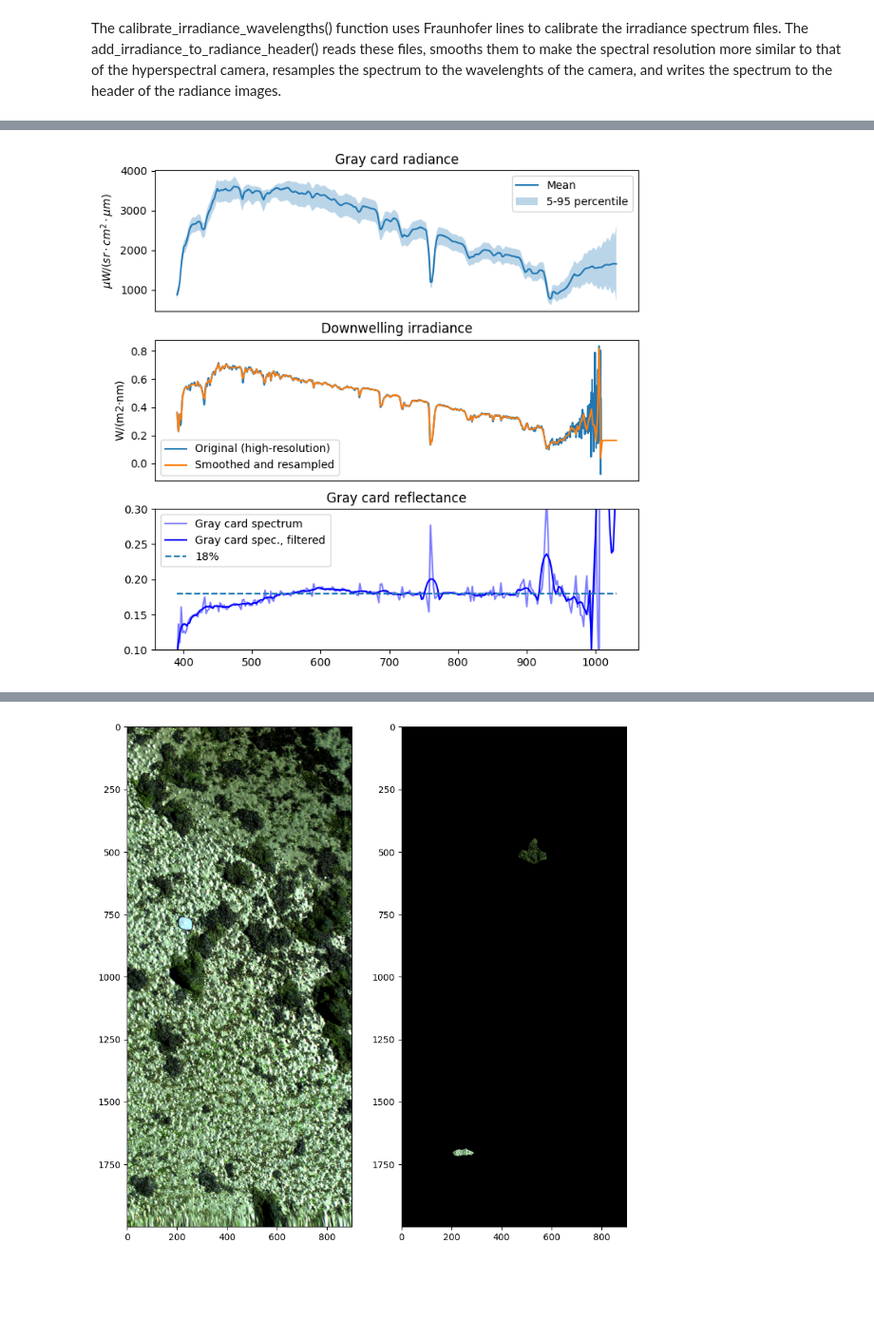
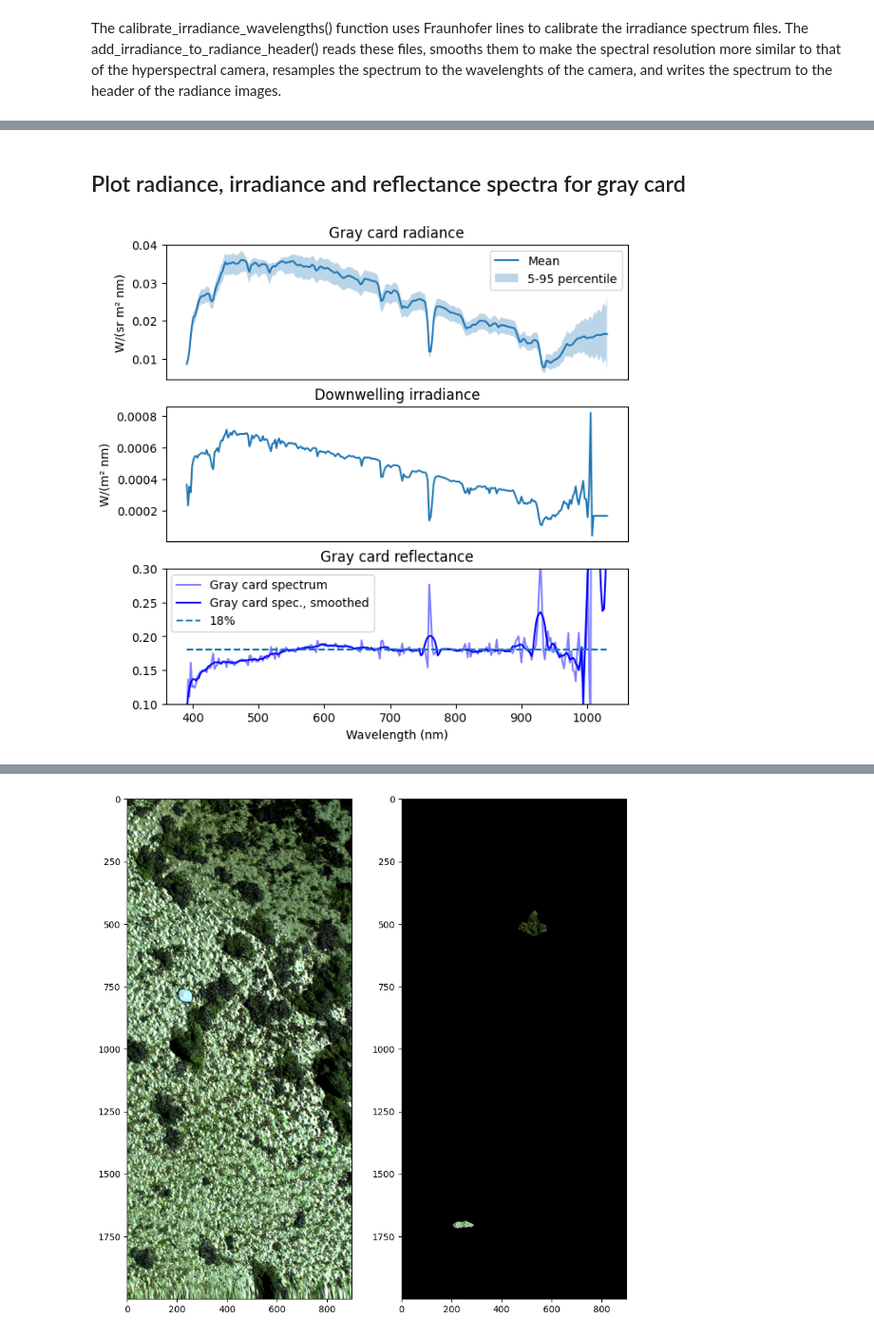
Before and after one commit to mh-skjelvareid/massimal-dataset, a Jupyter notebook: notebooks/hsi_reflectance/example_reflectance_calculation.ipynb, the cells around one changed output, grey strips where cells are left out. Shown at 95% size. Drawn from its saved outputs; the diff is of its cells as text; code cells hidden in the pictures; blank space fills up the shorter version.

```diff
--- a/notebooks/hsi_reflectance/example_reflectance_calculation.ipynb
+++ b/notebooks/hsi_reflectance/example_reflectance_calculation.ipynb
@@ -19,7 +22,6 @@ from matplotlib.patches import Polygon
 import massipipe
 # %%
 # Parameters (see example image further down)
-example_image_number = 2
-gray_panel_vertices = ((222,764),(246,770),(255,780),(256,803),(248,808),(223,804),(211,795),(212,771))
+EXAMPLE_IMAGE_NUMBER = 2
 # %%
 # Paths (edit to correspond to local file placement)
@@ -137,5 +221,9 @@ The gray panel shown above is a foldable "gray card" with 18% reflectance, manuf
 # %%
-# Calculate mean spectrum for reflectance panel (within mask)
-gray_panel_spec = image_rad[mask]
-gray_panel_mean_spec = np.mean(gray_panel_spec,axis=0)
-gray_panel_percentiles = np.percentile(gray_panel_spec,(5,95),axis=0)
+# Calculate mean spectrum for the gray card (within mask)
+gray_panel_spec = image_rad[mask]  # type: ignore
+gray_panel_spec = (
+    gray_panel_spec / 100_000
+)  # Convert from μW/(sr cm² μm) to W/(sr m² nm)
+
+gray_panel_mean_spec = np.mean(gray_panel_spec, axis=0)
+gray_panel_percentiles = np.percentile(gray_panel_spec, (5, 95), axis=0)
@@ -146,7 +230,4 @@ dw_spec = np.squeeze(dw_spec) # Reduce from 3D to 1D array
-# %%
-# Read downwelling irradiance spectrum, from radiance header (resampled)
-dw_spec_resamp = massipipe.utils.header_string_to_array(metadata_rad["solar irradiance"])
 # %%
 # Calculate mean reflectance of panel by dividing radiance by reflectance
-gray_panel_refl_mean = np.pi*(gray_panel_mean_spec/massipipe.utils.irrad_si_um_to_uflicklike(dw_spec_resamp))
+gray_panel_refl_mean = np.pi * (gray_panel_mean_spec / dw_spec_resamp)
 # %% [markdown]
@@ -154,30 +235,60 @@ Reflectance is calculated as $\rho = \pi * \frac{L}{E}$, with $L$ denoting radia
+# %% [markdown]
+## Plot radiance, irradiance and reflectance spectra for gray card
 # %%
 # Plot gray panel spectrum and compare with downwelling spectrum
-fig,axs = plt.subplots(nrows=3,figsize=(8,8))
-axs[0].plot(wl_rad,gray_panel_mean_spec,label="Mean")
-axs[0].fill_between(wl_rad, gray_panel_percentiles[0],gray_panel_percentiles[1],alpha=0.3,label="5-95 percentile")
+
+# Plot radiance spectrum of gray card
+fig, axs = plt.subplots(nrows=3, figsize=(7, 7))
+axs[0].plot(wl_rad, gray_panel_mean_spec, label="Mean")
+axs[0].fill_between(
+    wl_rad,
+    gray_panel_percentiles[0],
+    gray_panel_percentiles[1],
+    alpha=0.3,
+    label="5-95 percentile",
+)
 axs[0].set_title("Gray card radiance")
-axs[0].set_ylabel("$\mu W/(sr\cdot cm^2 \cdot \mu m)$")
+axs[0].set_ylabel("W/(sr m² nm)")
 axs[0].set_xticks([])
 axs[0].legend()
 
-dw_spec_ind = (wl_spec >= wl_rad[0]) & (wl_spec <= wl_rad[-1])
-axs[1].plot(wl_spec[dw_spec_ind],dw_spec[dw_spec_ind],label="Original (high-resolution)")
-axs[1].plot(wl_rad,dw_spec_resamp/1000,label="Smoothed and resampled")
+# Plot downwelling irradiance spectrum
+axs[1].plot(wl_rad, dw_spec_resamp / 1000, label="Smoothed and resampled")
 axs[1].set_title("Downwelling irradiance")
 axs[1].set_xticks([])
-axs[1].set_ylabel("W/(m2$\cdot$nm)")
-axs[1].legend()
+axs[1].set_ylabel("W/(m² nm)")
 
-axs[2].plot(wl_rad,gray_panel_refl_mean,label="Gray card spectrum",color='b',alpha=0.5)
-axs[2].plot(wl_rad,massipipe.utils.savitzky_golay_filter(gray_panel_refl_mean,axis=0),label="Gray card spec., filtered",color="b")
-
-axs[2].plot(wl_rad,0.18*np.ones_like(wl_rad),'--',label="18%")
+# Plot reflectance spectrum of gray card (original and smoothed)
+axs[2].plot(
+    wl_rad, gray_panel_refl_mean, label="Gray card spectrum", color="b", alpha=0.5
+)
+axs[2].plot(
+    wl_rad,
+    massipipe.utils.savitzky_golay_filter(gray_panel_refl_mean, axis=0),
+    label="Gray card spec., smoothed",
+    color="b",
+)
+axs[2].plot(wl_rad, 0.18 * np.ones_like(wl_rad), "--", label="18%")
 axs[2].set_title("Gray card reflectance")
-axs[2].set_ylim([0.1,0.3])
+axs[2].set_xlabel("Wavelength (nm)")
+axs[2].set_ylim([0.1, 0.3])
 axs[2].legend()
 
 plt.show()
+
+# Save figure as PNG and PDF
+image_base_path = figures_dir / "gray_card_example_spectra"
+fig.savefig(
+    image_base_path.with_suffix(".png"),
+    dpi=600,
+    bbox_inches="tight",
+    transparent=True,
+)
+fig.savefig(
+    image_base_path.with_suffix(".pdf"),
+    dpi=600,
+    bbox_inches="tight",
+)
 # %% [output]
-[figure, old version]
+[figure, new version]
 # %% [markdown]
```
Also changed, not shown: parts of 39 cells of this notebook.
